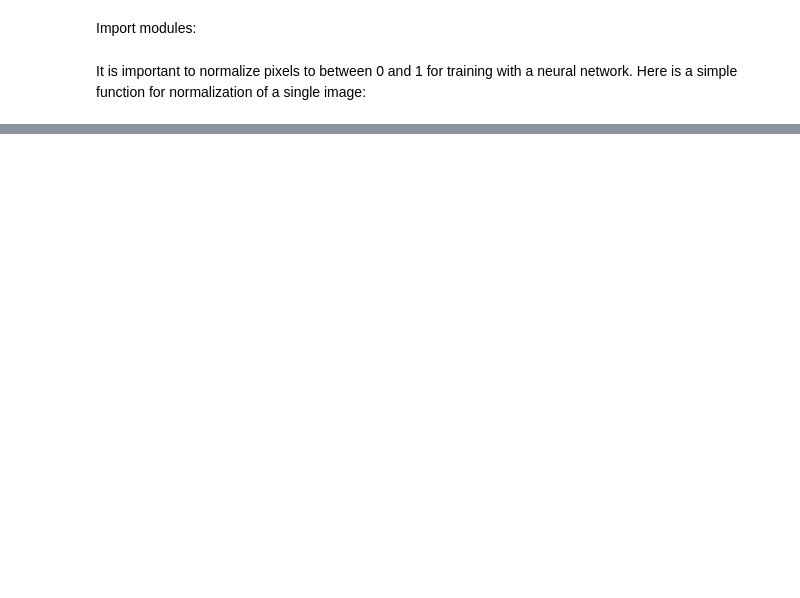
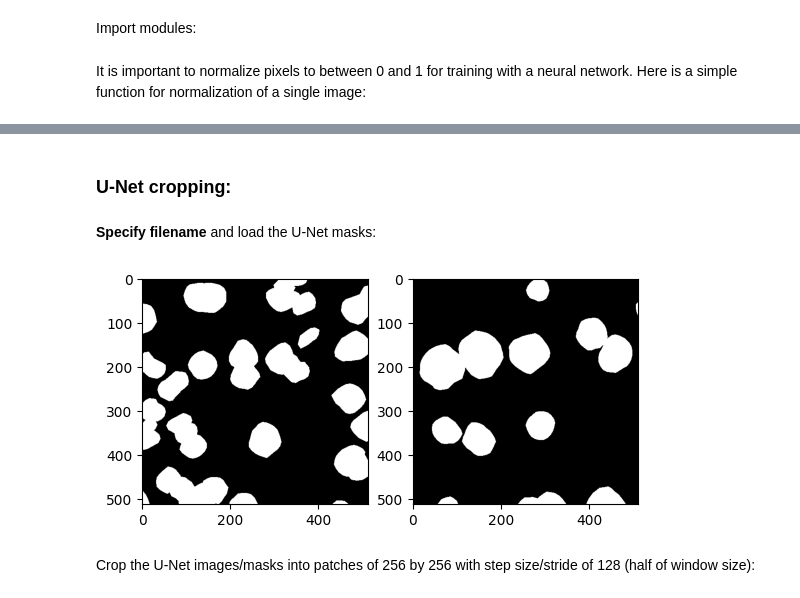
Before and after one commit to shradhautk/AI-MICROSCOPY-WORKSHOP, a Jupyter notebook: Day2_Education_Day/Data_Augmentation/DL_for_Microscopy_Data_Augmentation.ipynb, the cells around one changed output, grey strips where cells are left out. Cells and saved outputs as stored; diff of their text form; code cells hidden in the pictures; blank space fills up the shorter version.

```diff
--- a/Day2_Education_Day/Data_Augmentation/DL_for_Microscopy_Data_Augmentation.ipynb
+++ b/Day2_Education_Day/Data_Augmentation/DL_for_Microscopy_Data_Augmentation.ipynb
@@ -287,0 +184,15 @@ ax.imshow(images_all[i, 0, ...], cmap='gist_gray')
+# %% [markdown]
+### U-Net cropping:
+# %% [markdown]
+**Specify filename** and load the U-Net masks:
+# %%
+unet_mask = np.load('DL_for_Microscopy_Train_Img_12_unet_mask.npy')
+
+# Show the masks:
+fig, ax = plt.subplots(1, len(unet_mask))
+for i in range(len(unet_mask)):
+    ax[i].imshow(unet_mask[i], cmap='gist_gray')
+# %% [output]
+[figure, added]
+# %% [markdown]
+Crop the U-Net images/masks into patches of 256 by 256 with step size/stride of 128 (half of window size):
```
Also changed, not shown: parts of 79 cells of this notebook.
